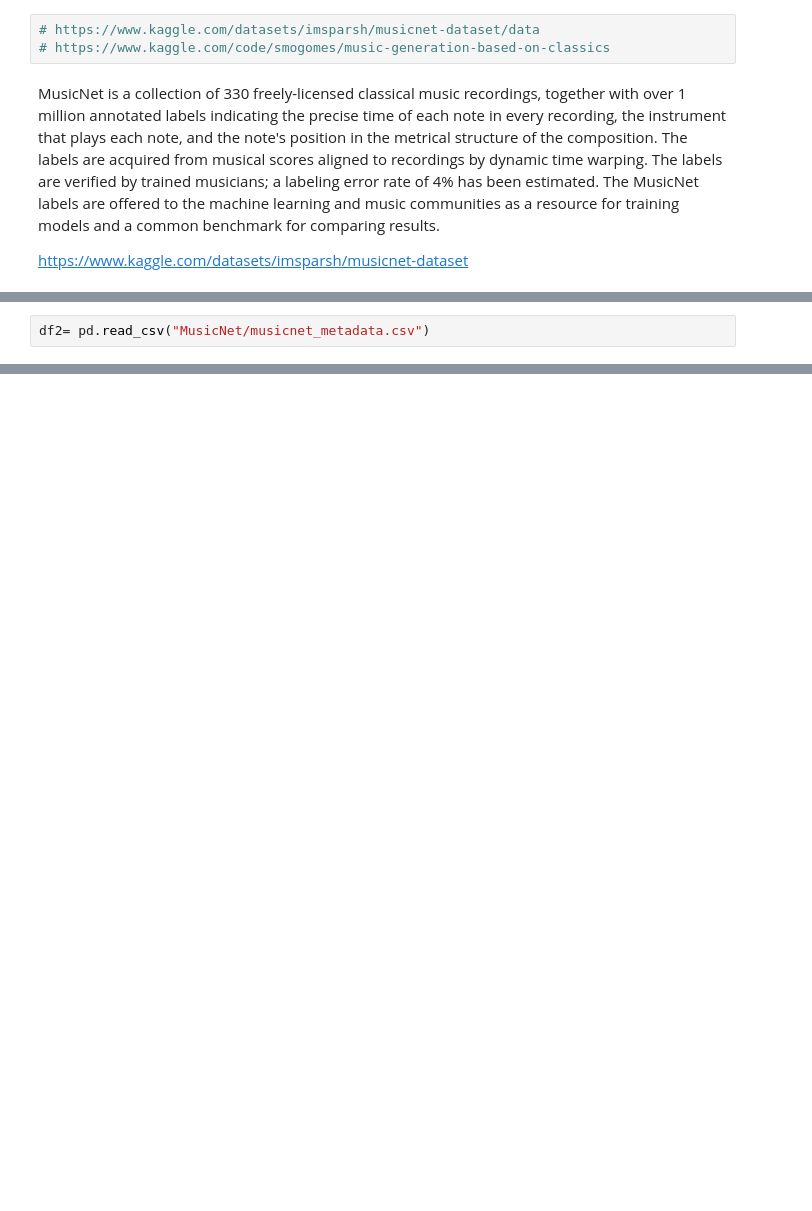
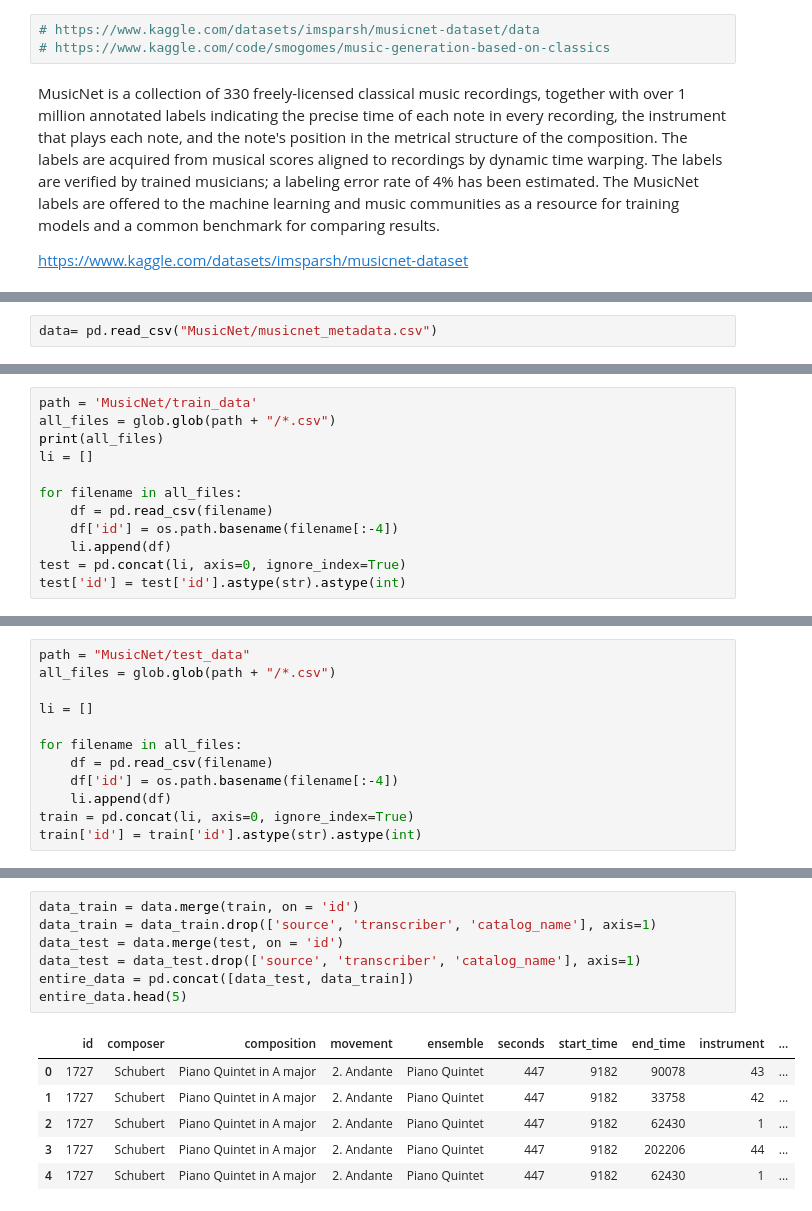
Before and after one commit to Higashiguchi-Rinhi/infovis-notebooks, a Jupyter notebook: final_project/project.ipynb, the cells around one changed output, grey strips where cells are left out. Saved outputs shown, nothing was run; the diff lists cells and outputs as text; blank space fills up the shorter version.

Commit message:
merge files

```diff
--- a/final_project/project.ipynb
+++ b/final_project/project.ipynb
@@ -124,2 +159,2 @@ https://www.kaggle.com/datasets/imsparsh/musicnet-dataset
 # %%
-df2= pd.read_csv("MusicNet/musicnet_metadata.csv")
+data= pd.read_csv("MusicNet/musicnet_metadata.csv")
@@ -139,0 +218,12 @@ df2= pd.read_csv("MusicNet/musicnet_metadata.csv")
+# %%
+path = 'MusicNet/train_data'
+all_files = glob.glob(path + "/*.csv")
+print(all_files)
+li = []
+
+for filename in all_files:
+    df = pd.read_csv(filename)
+    df['id'] = os.path.basename(filename[:-4])
+    li.append(df)
+test = pd.concat(li, axis=0, ignore_index=True)
+test['id'] = test['id'].astype(str).astype(int)
@@ -139,0 +232,12 @@ df2= pd.read_csv("MusicNet/musicnet_metadata.csv")
+# %%
+path = "MusicNet/test_data"
+all_files = glob.glob(path + "/*.csv")
+
+li = []
+
+for filename in all_files:
+    df = pd.read_csv(filename)
+    df['id'] = os.path.basename(filename[:-4])
+    li.append(df)
+train = pd.concat(li, axis=0, ignore_index=True)
+train['id'] = train['id'].astype(str).astype(int)
@@ -139,0 +267,14 @@ df2= pd.read_csv("MusicNet/musicnet_metadata.csv")
+# %%
+data_train = data.merge(train, on = 'id')
+data_train = data_train.drop(['source', 'transcriber', 'catalog_name'], axis=1)
+data_test = data.merge(test, on = 'id')
+data_test = data_test.drop(['source', 'transcriber', 'catalog_name'], axis=1)
+entire_data = pd.concat([data_test, data_train])
+entire_data.head(5)
+# %% [output]
+|  | id | composer | composition | movement | ensemble | seconds | start_time | end_time | instrument | ... |
+| 0 | 1727 | Schubert | Piano Quintet in A major | 2. Andante | Piano Quintet | 447 | 9182 | 90078 | 43 | ... |
+| 1 | 1727 | Schubert | Piano Quintet in A major | 2. Andante | Piano Quintet | 447 | 9182 | 33758 | 42 | ... |
+| 2 | 1727 | Schubert | Piano Quintet in A major | 2. Andante | Piano Quintet | 447 | 9182 | 62430 | 1 | ... |
+| 3 | 1727 | Schubert | Piano Quintet in A major | 2. Andante | Piano Quintet | 447 | 9182 | 202206 | 44 | ... |
+| 4 | 1727 | Schubert | Piano Quintet in A major | 2. Andante | Piano Quintet | 447 | 9182 | 62430 | 1 | ... |
```
Also changed, not shown: parts of 15 cells of this notebook.
